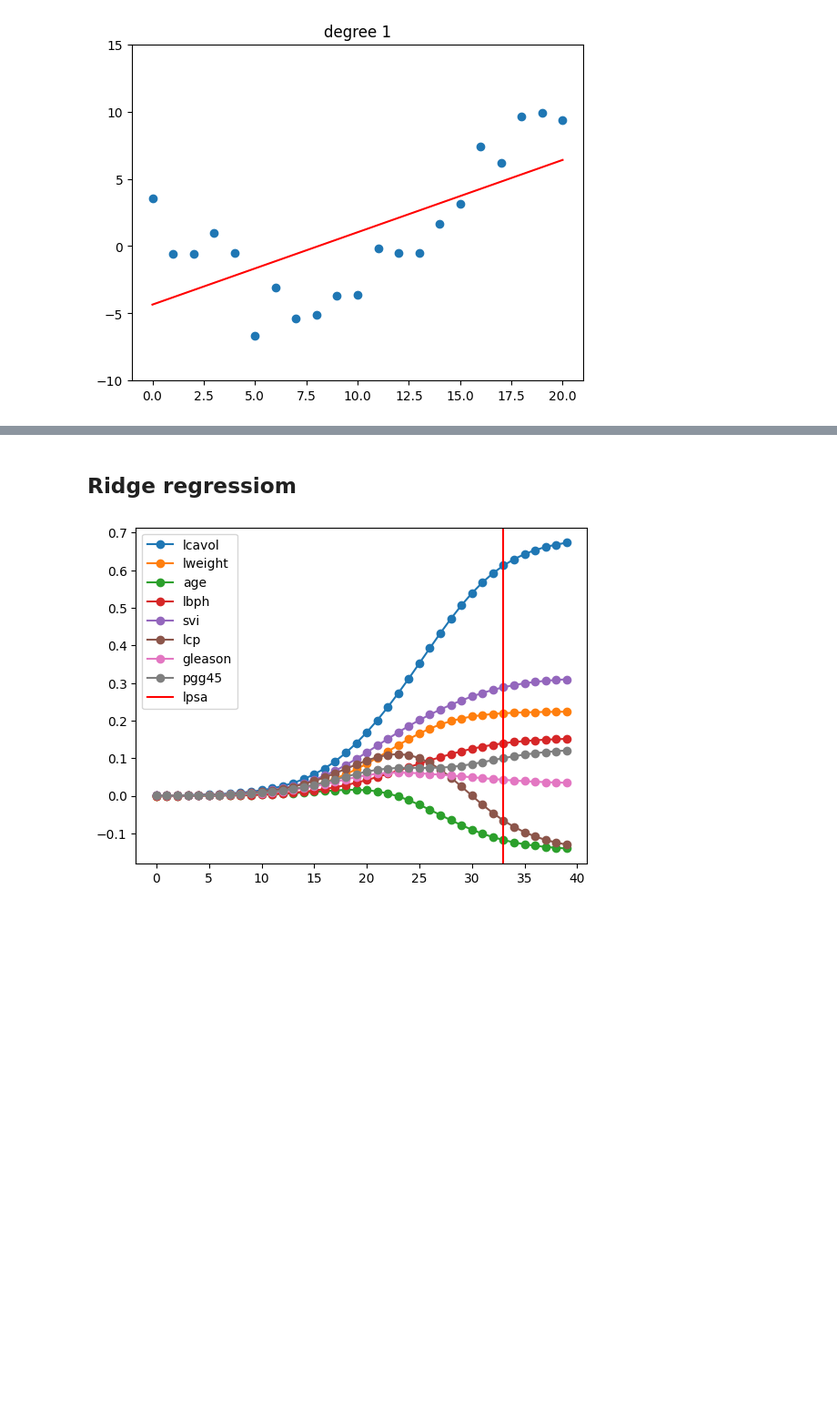
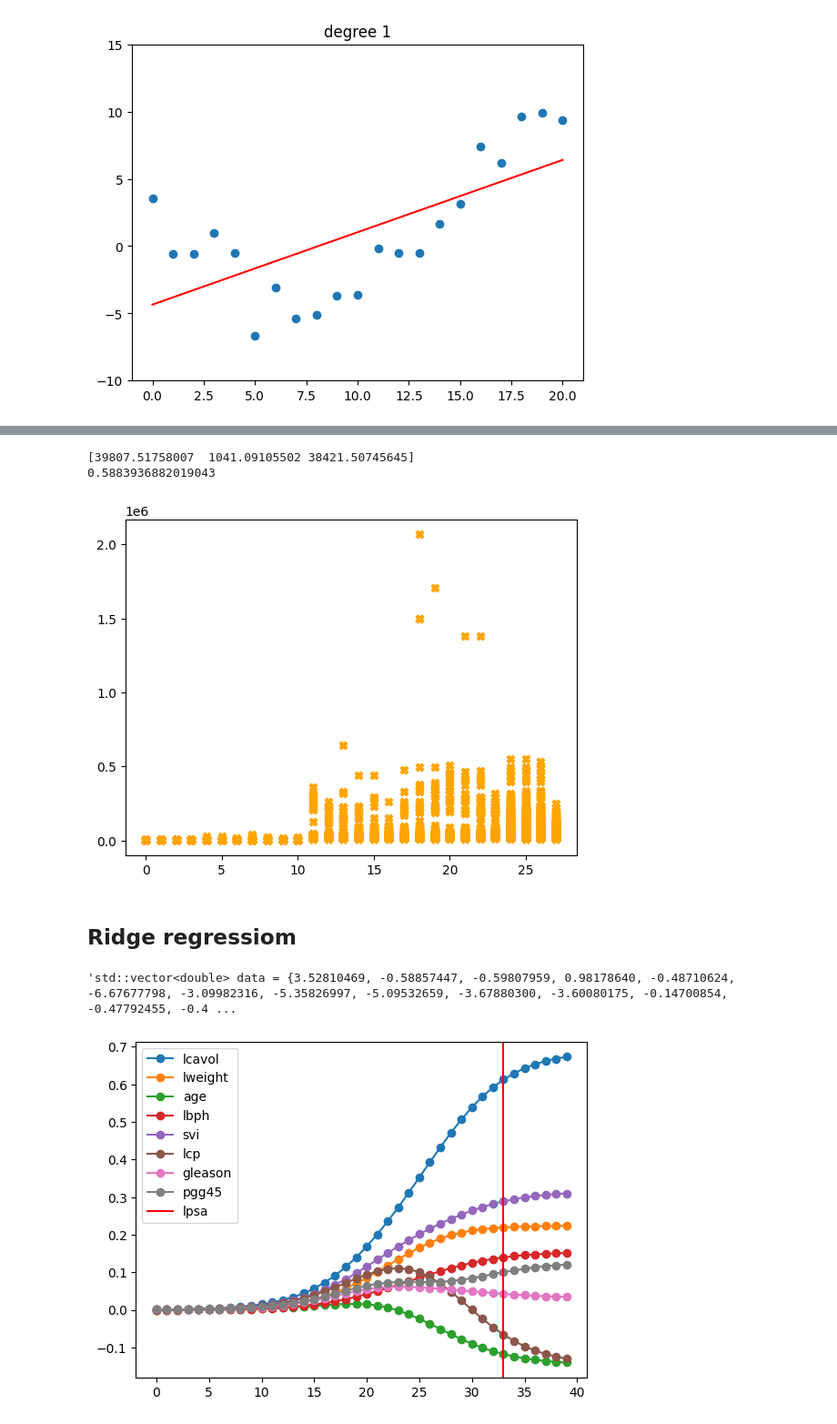
Before and after one commit to espalinha/Iniciacao-Cientifica, a Jupyter notebook: cap11/Cap11.ipynb, the cells around one changed output, grey strips where cells are left out. Shown: that part at 91% size. Saved outputs shown, nothing was run; the diff lists cells and outputs as text; code cells hidden in the pictures; blank space fills up the shorter version.

```diff
--- a/cap11/Cap11.ipynb
+++ b/cap11/Cap11.ipynb
@@ -157,5 +316,44 @@ Beta: [-4.35089704  0.53773872]
+# %%
+plt.scatter(df_test["Year"], df_test["MSRP"], marker="X", c="orange")
+lr = my_linear_reg()
+prev = time()
+df_test = df_test.dropna()
+lr.fit_iterative(X_scaled, df_test["MSRP"].to_numpy())
+print(lr.beta)
+#x_range = np.linspace(min(df_test["Year"]), max(df_test["Year"]), 100)
+#y_pred = lr.predict(x_range)
+print(time() - prev)
+#plt.plot(x_range, y_pred, color='red', label='Regressão Linear')
+# %% [output]
+[39807.51758007  1041.09105502 38421.50745645]
+0.5883936882019043
+[figure, added]
 # %% [markdown]
 ## Ridge regressiom
+# %%
+string = str([float(i) for i in range(1, 21)])
+string.replace("[", "")
+string.replace("]", "")
+string.replace("\n", " ")
+
+string = """3.52810469 -0.58857447 -0.59807959  0.9817864  -0.48710624 -6.67677798
+ -3.09982316 -5.35826997 -5.09532659 -3.678803   -3.60080175 -0.14700854
+ -0.47792455 -0.47887219  1.66550424  3.16734865  7.43260259  6.20079458
+  9.6261354   9.90291963  9.33846481"""
+
+def format_as_cpp_array(input_str):
+    # Remove colchetes e divide os números
+    numbers = [float(num) for num in input_str.strip().replace("\n", " ").split()]
+
+    # Formata a saída como um vetor de C++
+    cpp_array = "std::vector<double> data = {" + ", ".join(f"{num:.8f}" for num in numbers) + "};"
+
+    return cpp_array
+
+string = format_as_cpp_array(string)
+string
+# %% [output]
+'std::vector<double> data = {3.52810469, -0.58857447, -0.59807959, 0.98178640, -0.48710624, -6.67677798, -3.09982316, -5.35826997, -5.09532659, -3.67880300, -3.60080175, -0.14700854, -0.47792455, -0.4 ...
 # %%
 #source: https://github.com/probml/pyprobml/blob/master/notebooks/book1/11/ridgePathProstate.ipynb
 
```
Also changed, not shown: parts of 13 cells of this notebook.
